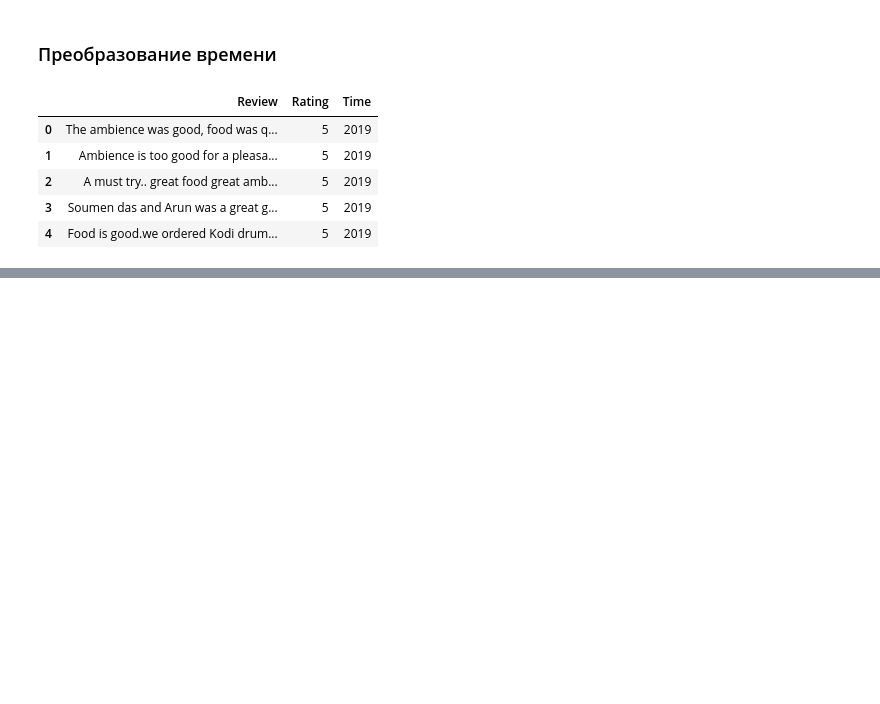
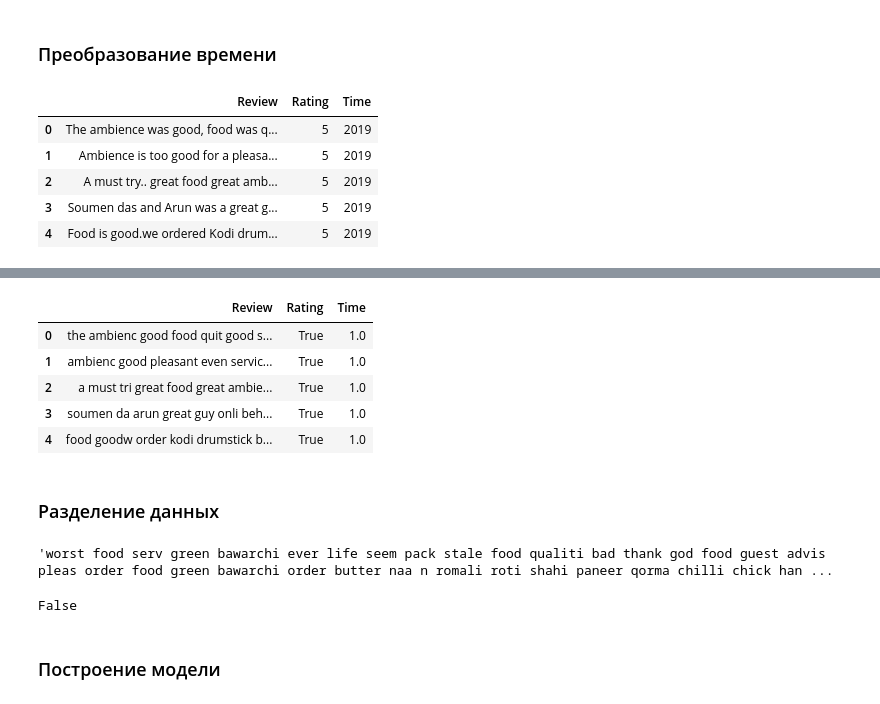
Before and after one commit to Nikolay-KY/big_data_02_24, a Jupyter notebook: day_09.ipynb, the cells around one changed output, grey strips where cells are left out. Saved outputs shown, nothing was run; the diff lists cells and outputs as text; code cells hidden in the pictures; blank space fills up the shorter version.

```diff
--- a/day_09.ipynb
+++ b/day_09.ipynb
@@ -58,0 +155,5 @@ df.head()
+# %%
+reviewList = list(map(lambda data: word_tokenize(data), df["Review"]))
+# %%
+for index, word_list in enumerate(reviewList):
+    reviewList[index] = " ".join([ps.stem(str(word)) for word in word_list if not word in stopwords.words("english") and word not in  [".", ",", "?", "@", "$", "/"] and not word.isspace()])
@@ -58,0 +180,39 @@ df.head()
+# %%
+emoji_pattern = re.compile("["
+        u"\U0001F600-\U0001F64F"
+        u"\U0001F300-\U0001F5FF"
+        u"\U0001F680-\U0001F6FF"
+        u"\U0001F1E0-\U0001F1FF"
+        u"\U00002500-\U00002BEF"
+        u"\U00002702-\U000027B0"
+        u"\U000024C2-\U0001F251"
+        u"\U0001f926-\U0001f937"
+        u"\U00010000-\U0010ffff"
+        u"\u2640-\u2642"
+        u"\u2600-\u2B55"
+        u"\u200d"
+        u"\u23cf"
+        u"\u23e9"
+        u"\u231a"
+        u"\ufe0f"
+        u"\u3030"
+                      "]+", re.UNICODE)
+
+regexPuct = r"[\s\w\d]"
+# %%
+for index, word_list in enumerate(reviewList):
+    reviewList[index] = re.sub(emoji_pattern, r"", word_list)
+    reviewList[index] = "".join(re.findall(regexPuct, reviewList[index], re.MULTILINE))
+    reviewList[index] = " ".join(reviewList[index].split())
+# %%
+df["Review"] = reviewList
+df.head()
+# %% [output]
+|  | Review | Rating | Time |
+| 0 | the ambienc good food quit good s... | True | 1.0 |
+| 1 | ambienc good pleasant even servic... | True | 1.0 |
+| 2 | a must tri great food great ambie... | True | 1.0 |
+| 3 | soumen da arun great guy onli beh... | True | 1.0 |
+| 4 | food goodw order kodi drumstick b... | True | 1.0 |
+# %% [markdown]
+### Разделение данных
@@ -58,0 +224,10 @@ df.head()
+# %%
+X_train.iloc[0]
+# %% [output]
+'worst food serv green bawarchi ever life seem pack stale food qualiti bad thank god food guest advis pleas order food green bawarchi order butter naa n romali roti shahi paneer qorma chilli chick han ...
+# %%
+y_train.iloc[0]
+# %% [output]
+False
+# %% [markdown]
+### Построение модели
```
Also changed, not shown: parts of 29 cells of this notebook, 2 other files.
